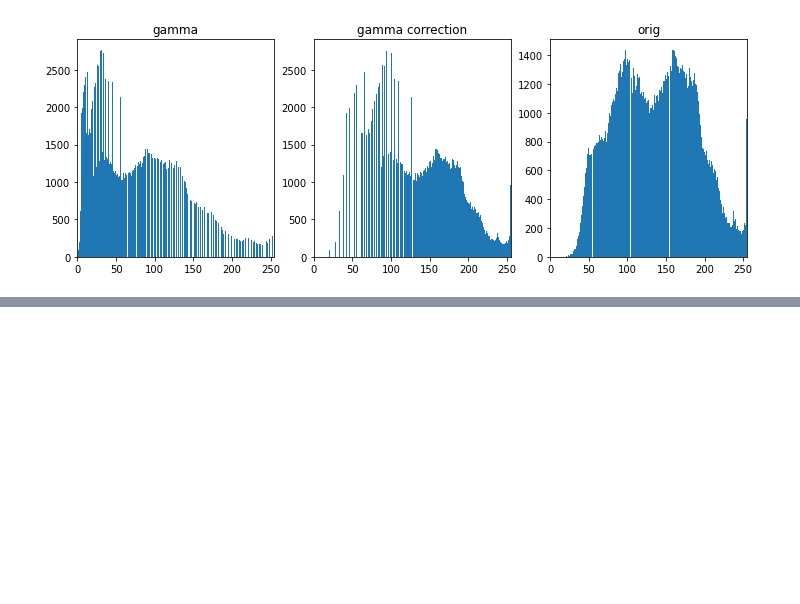
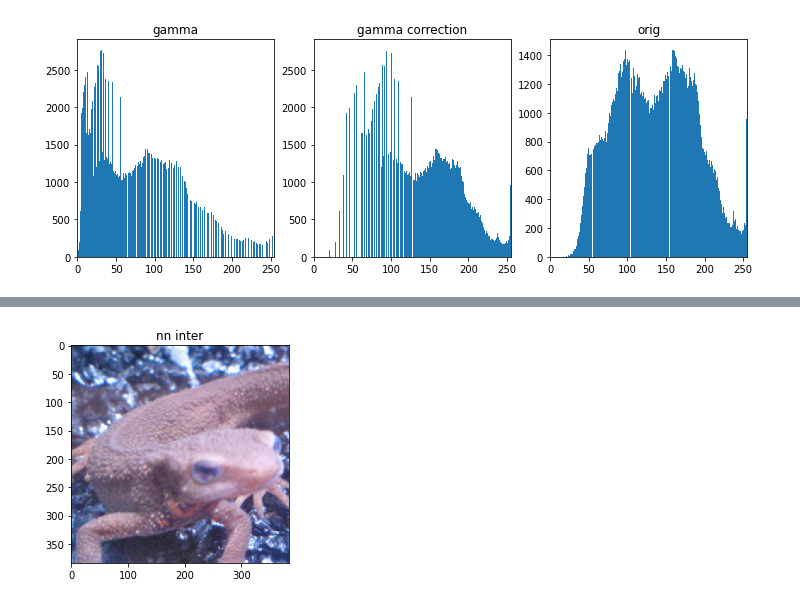
Before and after one commit to azugxi7374/garakuta222, a Jupyter notebook: 004_gazo/008.ipynb, the cells around one changed output, grey strips where cells are left out. Drawn from its saved outputs; the diff is of its cells as text; code cells hidden in the pictures; blank space fills up the shorter version.

```diff
--- a/004_gazo/008.ipynb
+++ b/004_gazo/008.ipynb
@@ -240,0 +252,5 @@ plt.show()
+# %%
+img_nn = nn_inter(img_orig, a=1.5, b=1.5)
+plt.imshow(img_nn); plt.title('nn inter'); plt.show()
+# %% [output]
+[figure, added]
```
Also changed, not shown: parts of 1 cell of this notebook.
